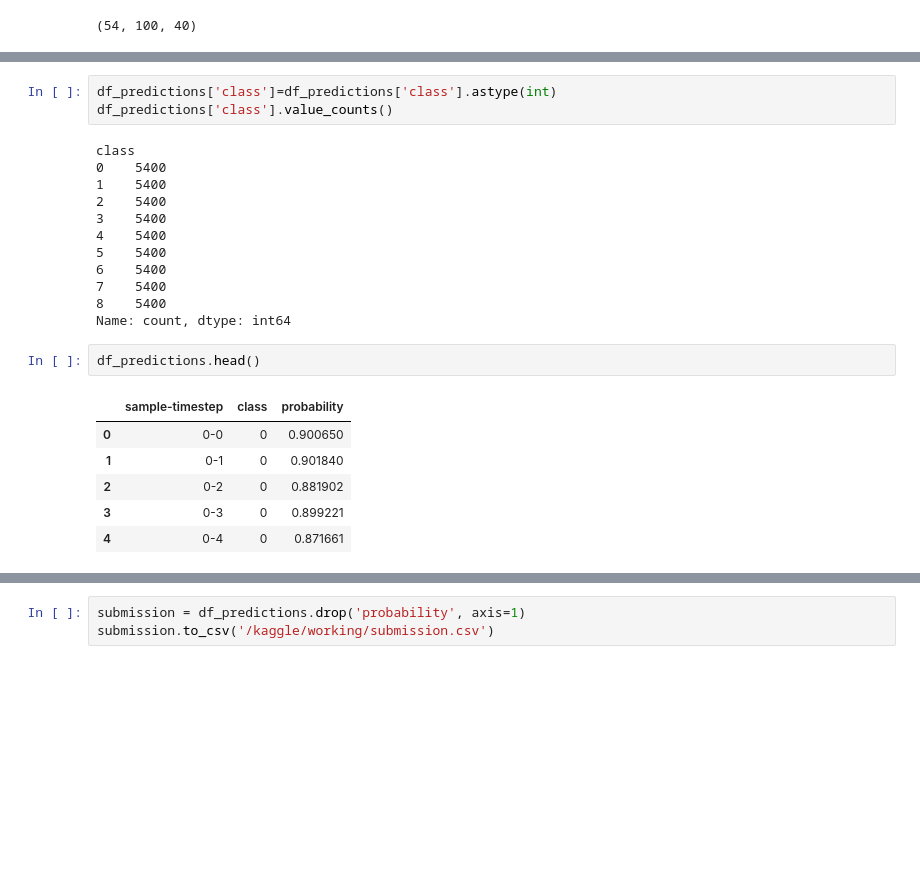
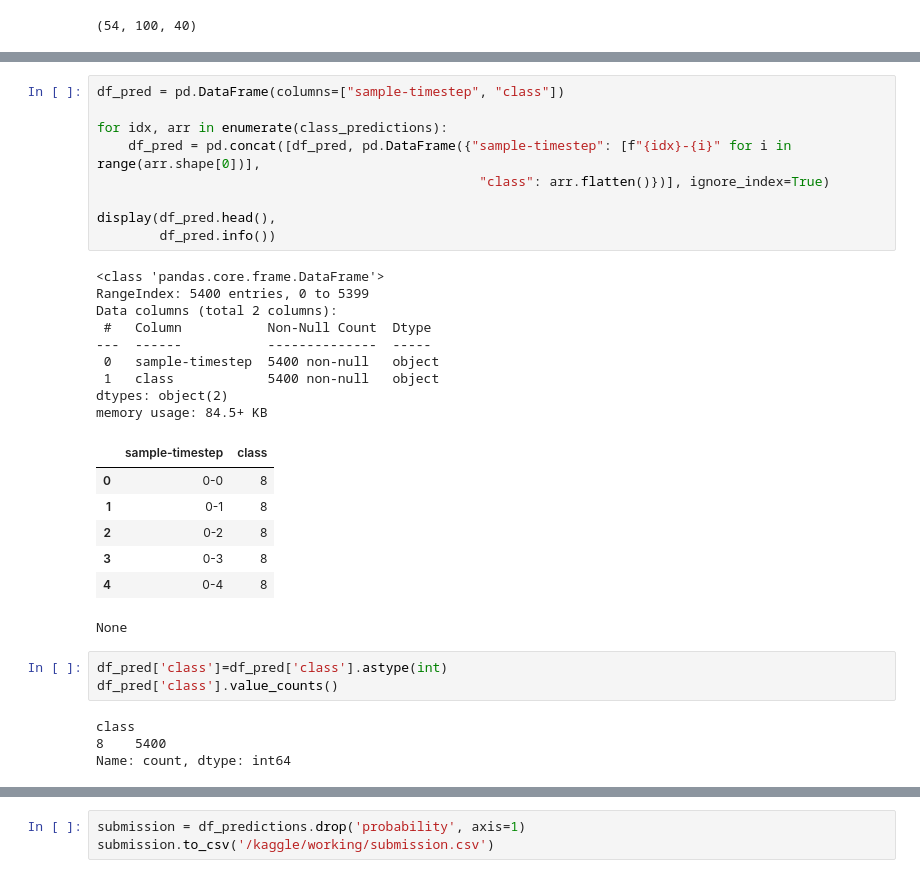
Before and after one commit to annamalkova8/Motorica-internship-task, a Jupyter notebook: motorica-internship-task.ipynb, the cells around one changed output, grey strips where cells are left out. Saved outputs shown, nothing was run; the diff lists cells and outputs as text; blank space fills up the shorter version.

```diff
--- a/motorica-internship-task.ipynb
+++ b/motorica-internship-task.ipynb
@@ -593,25 +577,34 @@ df_predictions.head()
+# %%
+df_pred = pd.DataFrame(columns=["sample-timestep", "class"])
+
+for idx, arr in enumerate(class_predictions):
+    df_pred = pd.concat([df_pred, pd.DataFrame({"sample-timestep": [f"{idx}-{i}" for i in range(arr.shape[0])],
+                                                 "class": arr.flatten()})], ignore_index=True)
+
+display(df_pred.head(),
+        df_pred.info())
+# %% [output]
+<class 'pandas.core.frame.DataFrame'>
+RangeIndex: 5400 entries, 0 to 5399
+Data columns (total 2 columns):
+ #   Column           Non-Null Count  Dtype
+---  ------           --------------  -----
+ 0   sample-timestep  5400 non-null   object
+ 1   class            5400 non-null   object
+dtypes: object(2)
+memory usage: 84.5+ KB
+|  | sample-timestep | class |
+| 0 | 0-0 | 8 |
+| 1 | 0-1 | 8 |
+| 2 | 0-2 | 8 |
+| 3 | 0-3 | 8 |
+| 4 | 0-4 | 8 |
+None
 # %%
-df_predictions['class']=df_predictions['class'].astype(int)
-df_predictions['class'].value_counts()
+df_pred['class']=df_pred['class'].astype(int)
+df_pred['class'].value_counts()
 # %% [output]
 class
-0    5400
-1    5400
-2    5400
-3    5400
-4    5400
-5    5400
-6    5400
-7    5400
 8    5400
 Name: count, dtype: int64
-# %%
-df_predictions.head()
-# %% [output]
-|  | sample-timestep | class | probability |
-| 0 | 0-0 | 0 | 0.900650 |
-| 1 | 0-1 | 0 | 0.901840 |
-| 2 | 0-2 | 0 | 0.881902 |
-| 3 | 0-3 | 0 | 0.899221 |
-| 4 | 0-4 | 0 | 0.871661 |
 # %%
```
Also changed, not shown: parts of 14 cells of this notebook.
